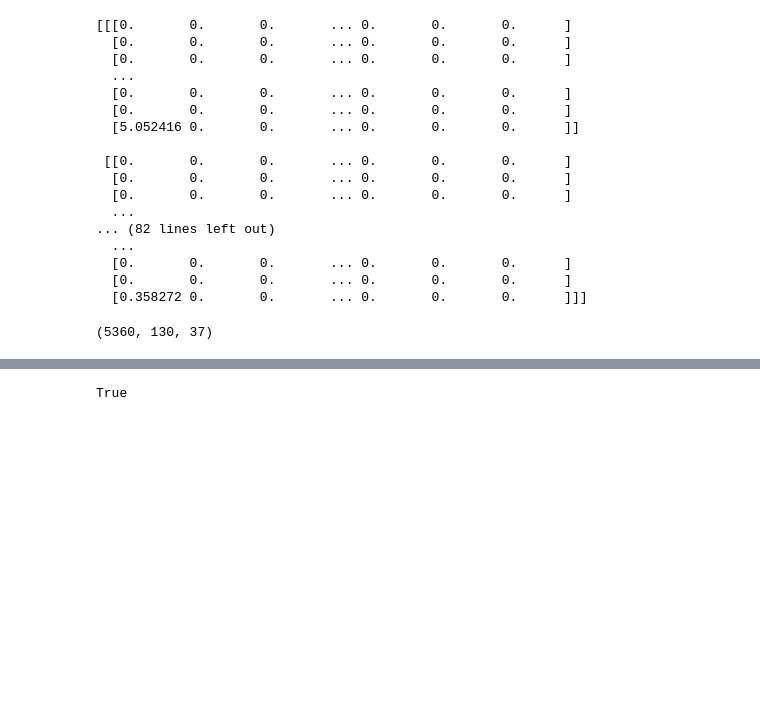
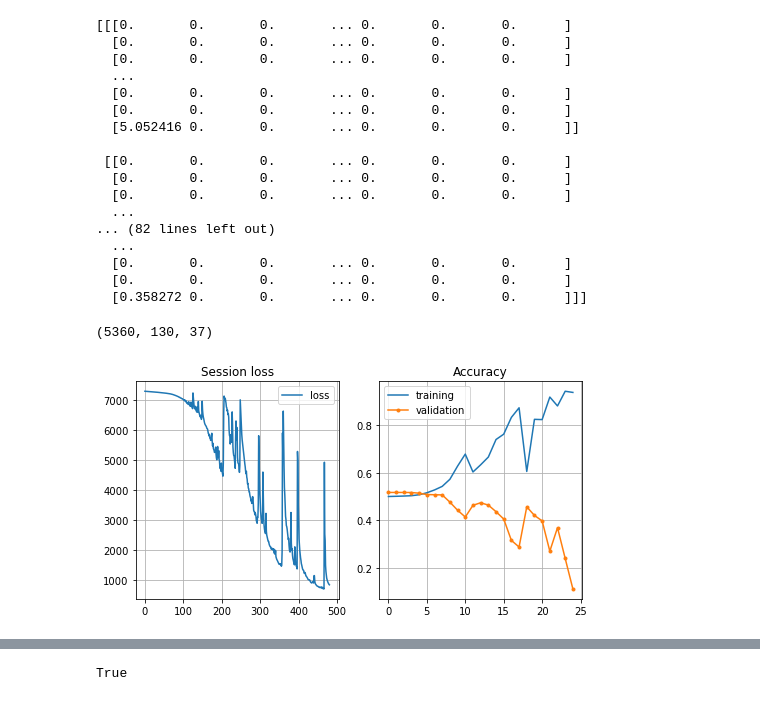
Before and after one commit to Shubham-Sahoo/kdag, a Jupyter notebook: kdag_ls.ipynb, the cells around one changed output, grey strips where cells are left out. Cells and saved outputs as stored; diff of their text form; code cells hidden in the pictures; blank space fills up the shorter version.

```diff
--- a/kdag_ls.ipynb
+++ b/kdag_ls.ipynb
@@ -532,8 +581,8 @@ RMSE : -2604.318238
 train_X, test_X, train_y, test_y = train_test_split(up_arrsc[0], pr_arrsc[0],
                       test_size = 0.2, random_state = 123)
 
-#train_Xlstm, test_Xlstm, train_y, test_y = train_test_split(updated_arr, pr_arr,
-#                      test_size = 0.2, random_state = 123)
+train_Xlstm, test_Xlstm, train_y, test_y = train_test_split(updated_arrsc[0], pr_arrsc[0],
+                      test_size = 0.2, random_state = 123)
 
 # Instantiation
 xgb_r = xgb.XGBRegressor(objective ='reg:squarederror',
@@ -811,7 +875,7 @@ STEP 2: MAKING DATASET ITERABLE
 '''
 
 batch_size = 100
-n_iters = len(train_dataset)*10
+n_iters = len(train_dataset)*100
 num_epochs = n_iters / (len(train_dataset) / batch_size)
 num_epochs = int(num_epochs)
 
@@ -876,7 +940,7 @@ class LSTMModel(nn.Module):
 STEP 4: INSTANTIATE MODEL CLASS
 '''
 input_dim = train_dataset.shape[2]
-hidden_dim = 100
+hidden_dim = 50
 layer_dim = 1  # ONLY CHANGE IS HERE FROM ONE LAYER TO TWO LAYER
 output_dim = 1
 device = torch.device('cuda')
@@ -898,9 +962,9 @@ criterion = nn.functional.mse_loss
 '''
 STEP 6: INSTANTIATE OPTIMIZER CLASS
 '''
-learning_rate = 0.0001
+learning_rate = 0.001
 
-optimizer = torch.optim.SGD(model.parameters(), lr=learning_rate)
+optimizer = torch.optim.SGD(model.parameters(), lr=learning_rate, weight_decay=1e-3)
 # %%
 '''
 STEP 7: TRAIN THE MODEL
@@ -913,6 +977,10 @@ iter = 0
 y_label = np.reshape(train_yres.astype(np.float32),(-1,1))
 min_loss = 1000000
 tot_loss = 0
+
+rmse_tr = []
+rmse_ts = []
+loss_arr = []
 for epoch in range(num_epochs):
     tot_loss = 0
     for i, (data) in enumerate(train_loader):
@@ -945,9 +1013,10 @@ for epoch in range(num_epochs):
         # Updating parameters
         optimizer.step()
 
+
         iter += 1
 
-        if iter % 50 == 0:
+
             # Calculate Accuracy
             #correct = 0
             #total = 0
@@ -959,34 +1028,97 @@ for epoch in range(num_epochs):
                 #######################
                 #if torch.cuda.is_available():
                 #    images = Variable(images.view(-1, seq_dim, input_dim).cuda())
                 #else:
                 #data = Variable(data.view(-1, seq_dim, input_dim))
 
                 # Forward pass only to get logits/output
                 #outputs = model(data.float())
 
                 # Get predictions from the maximum value
                 #predicted.append(outputs.data)
 
                 # Total number of labels
                 #total += labels.size(0)
 
                 # Total correct predictions
                 #######################
                 #  USE GPU FOR MODEL  #
                 #######################
                 #if torch.cuda.is_available():
                 #    correct += (predicted.cpu() == labels.cpu()).sum()
                 #else:
                 #    correct += (predicted == labels).sum()
 
             #accuracy = 100 * correct / total
             #accuracy = 1-()/()
             # Print Loss
-            print('Iteration: {}. Loss: {}.'.format(iter, tot_loss))
+            #print('Iteration: {}. Loss: {}.'.format(iter, tot_loss))
+    loss_arr.append(tot_loss)
     if(tot_loss<min_loss):
-        print("hi here")
-        torch.save(model.state_dict(),'residual_lstm1.pkl')
+        #print("hi here")
+        torch.save(model.state_dict(),'residual_lstmsc2.pkl')
         min_loss = tot_loss
-        print('Iteration: {}. Loss: {}.'.format(iter, tot_loss))
+
+        #print('Iteration: {}. Loss: {}. epoch : {}.'.format(iter, tot_loss,epoch))
+
+    if epoch % 20 == 0:
+
+        train_pred = np.zeros((train_y.shape[0],1))
+        test_pred = np.zeros((test_y.shape[0],1))
+
+        for i in range(train_y.shape[0]): #train_y.shape[0]
+            temp = np.reshape(train_Xlstm[i],(1,130,23))
+            #print(temp.shape)
+            #print(temp)
+            temp = torch.FloatTensor(temp)
+            #if(i%1000):
+                #print(temp)
+            train_pred[i] = (model(temp).cpu()).detach().numpy()
+
+        restr = np.reshape(res_train,(-1,1))
+        train_y = np.reshape(train_y,(-1,1))
+
+        lastval = restr + train_pred
+        rmse = 1 - np.sum((lastval-train_y)*(lastval-train_y))/(np.sum(train_y*train_y))
+        #print("RMSE : % f" %(rmse))
+        rmse_tr.append(rmse)
+
+
+
+        for i in range(test_y.shape[0]): #train_y.shape[0]
+            temp = np.reshape(test_Xlstm[i],(1,130,23))
+            #print(temp.shape)
+            #print(temp)
+            temp = torch.FloatTensor(temp)
+            #if(i%1000):
+                #print(temp)
+            test_pred[i] = (model(temp).cpu()).detach().numpy()
+
+        rests = np.reshape(res_test,(-1,1))
+        test_y = np.reshape(test_y,(-1,1))
+
+        lastvalt = rests + test_pred
+        rmse = 1 - np.sum((lastvalt-test_y)*(lastvalt-test_y))/(np.sum(test_y*test_y))
+        #print("RMSE : % f" %(rmse))
+        rmse_ts.append(rmse)
+
+
+        clear_output(True)
+
+        plt.figure(figsize=[8, 4])
+        plt.subplot(1, 2, 1)
+        plt.plot(loss_arr, label='loss')
+        #plt.plot(, marker='.', label='rewards ewma@10')
+        plt.title("Session loss")
+        plt.grid()
+        plt.legend()
+
+        plt.subplot(1, 2, 2)
+        plt.plot(rmse_tr, label='training')
+        plt.plot(rmse_ts, marker='.', label='validation')
+        plt.title("Accuracy")
+        plt.grid()
+        plt.legend()
+        plt.show()
 # %% [output]
+[figure, added]
```
Also changed, not shown: parts of 33 cells of this notebook.
